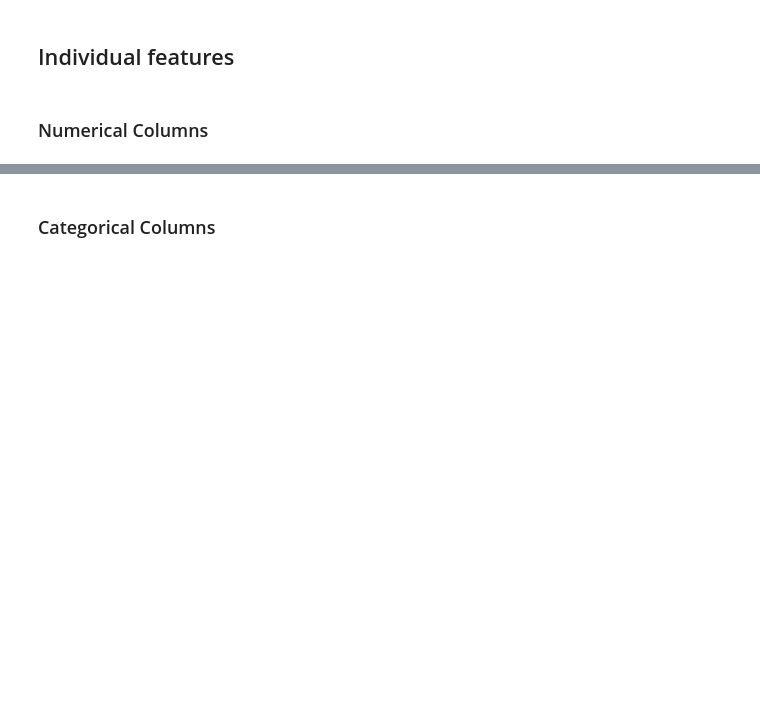
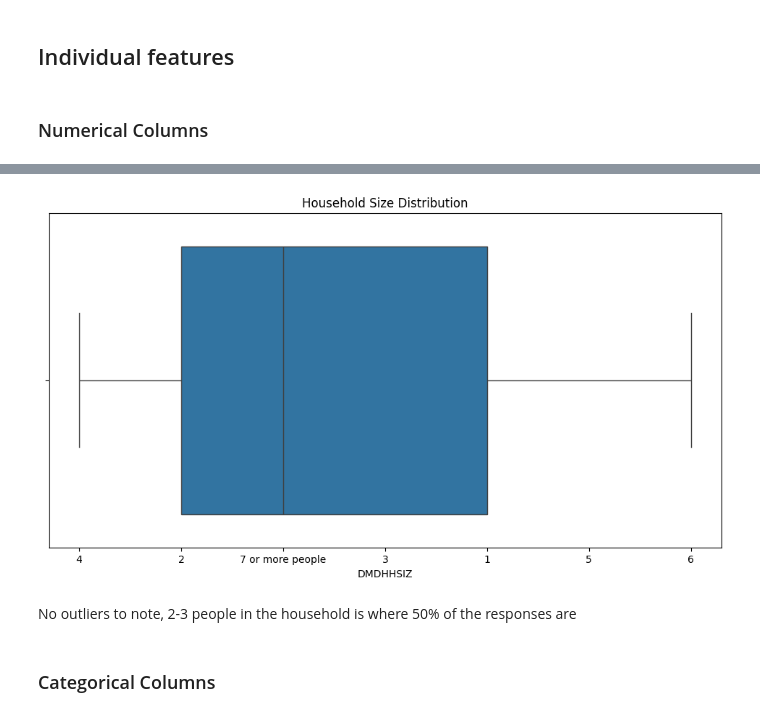
Before and after one commit to lizbethkr/Operation-Diabetes-Prevention, a Jupyter notebook: notebooks/01_data_cleaning_eda.ipynb, the cells around one changed output, grey strips where cells are left out. Drawn from its saved outputs; the diff is of its cells as text; code cells hidden in the pictures; blank space fills up the shorter version.

```diff
--- a/notebooks/01_data_cleaning_eda.ipynb
+++ b/notebooks/01_data_cleaning_eda.ipynb
@@ -365,2 +382,12 @@ filtered_df.describe()
+# %%
+# Boxplot to check for outliers in household size (DMDHHSIZ)
+plt.figure(figsize=(12, 6))
+sns.boxplot(x=filtered_df['DMDHHSIZ'])
+plt.title('Household Size Distribution')
+plt.show()
+# %% [output]
+[figure, added]
+# %% [markdown]
+No outliers to note, 2-3 people in the household is where 50% of the responses are
 # %% [markdown]
 ### Categorical Columns
```
Also changed, not shown: parts of 15 cells of this notebook, 1 other file.
